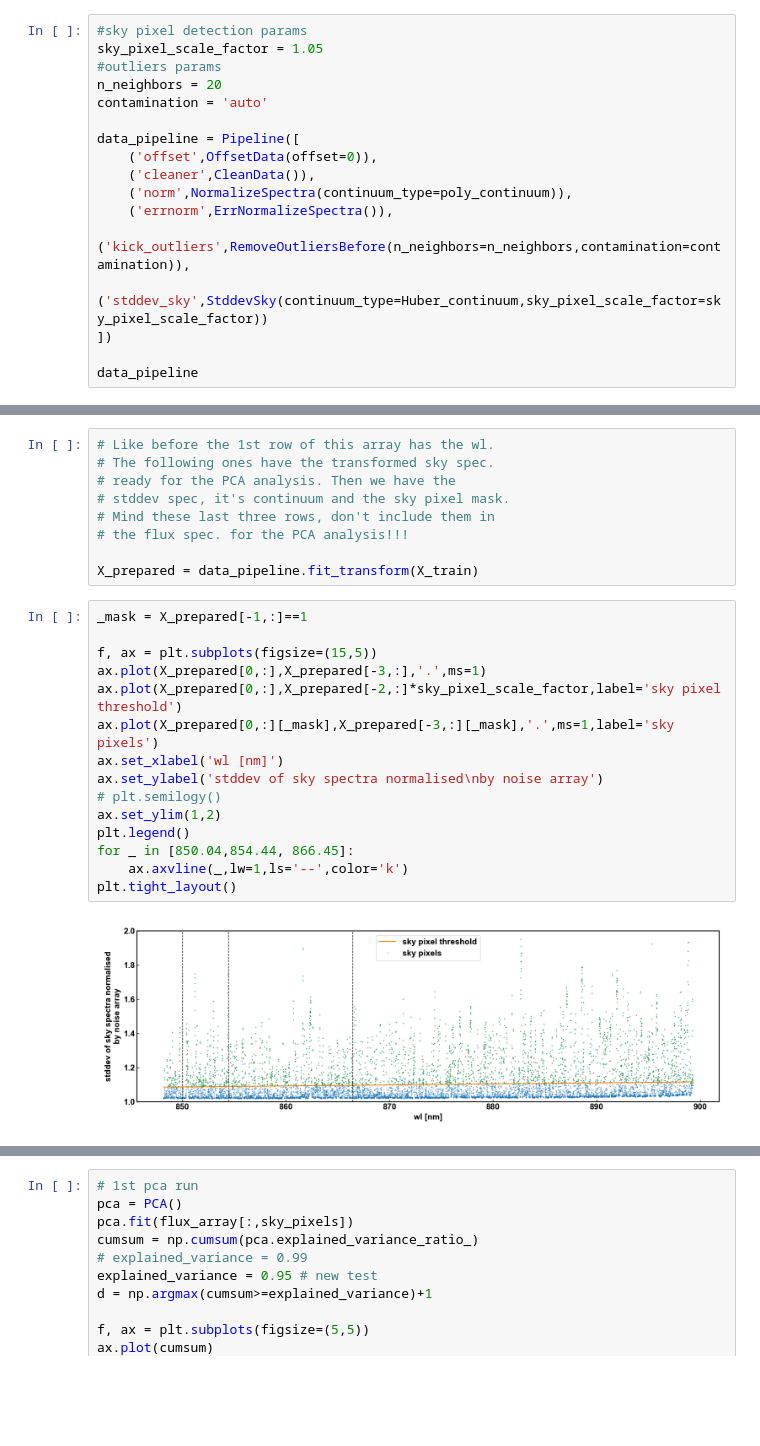
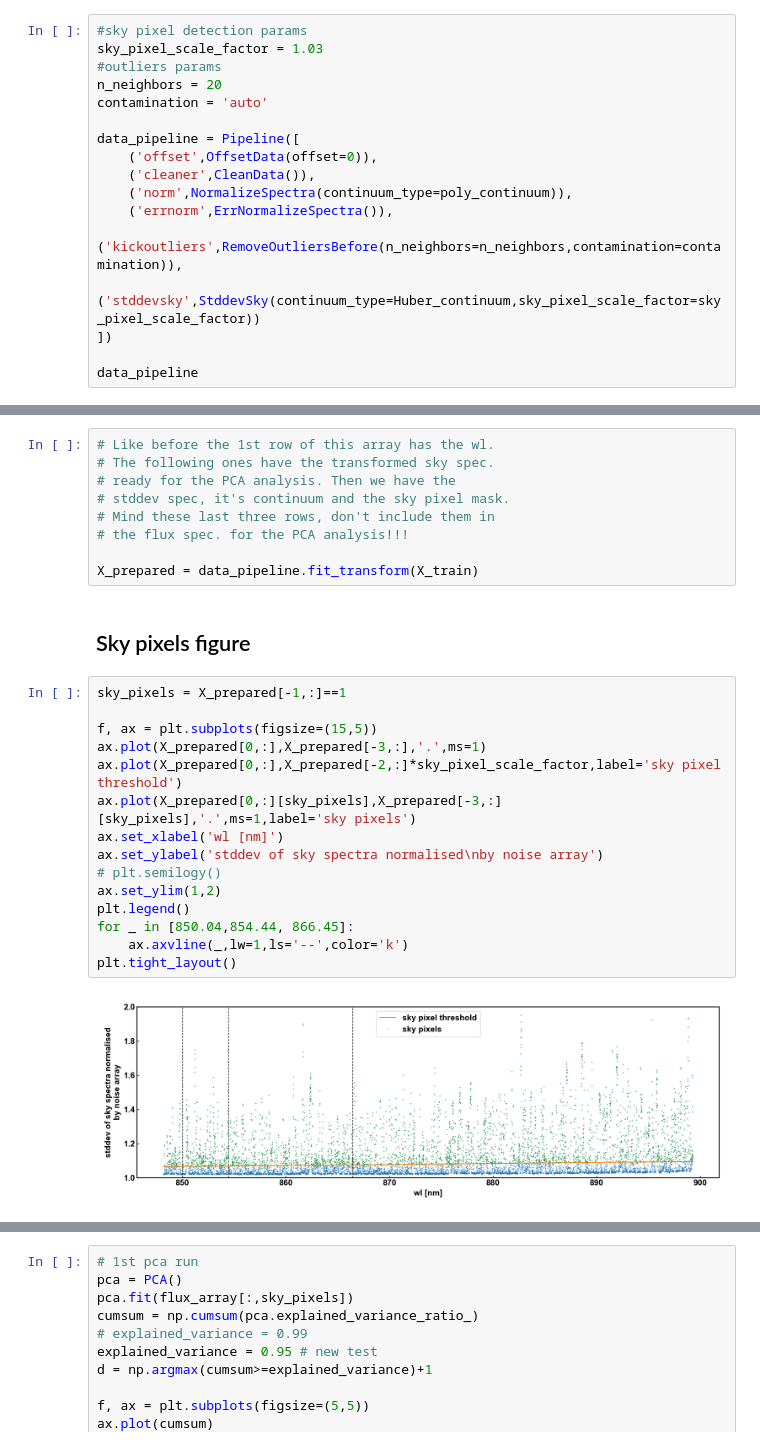
Before and after one commit to cabrera-ziri/Reticulum, a Jupyter notebook: sky_lines3.ipynb, the cells around one changed output, grey strips where cells are left out. Drawn from its saved outputs; the diff is of its cells as text; blank space fills up the shorter version.

```diff
--- a/sky_lines3.ipynb
+++ b/sky_lines3.ipynb
@@ -336,6 +338,6 @@ then you have all the fluxes followed by errors
 # %%
 #sky pixel detection params
-sky_pixel_scale_factor = 1.05
+sky_pixel_scale_factor = 1.03
 #outliers params
 n_neighbors = 20
 contamination = 'auto'
@@ -345,8 +347,8 @@ data_pipeline = Pipeline([
     ('cleaner',CleanData()),
     ('norm',NormalizeSpectra(continuum_type=poly_continuum)),
     ('errnorm',ErrNormalizeSpectra()),
-    ('kick_outliers',RemoveOutliersBefore(n_neighbors=n_neighbors,contamination=contamination)),
-    ('stddev_sky',StddevSky(continuum_type=Huber_continuum,sky_pixel_scale_factor=sky_pixel_scale_factor))
+    ('kickoutliers',RemoveOutliersBefore(n_neighbors=n_neighbors,contamination=contamination)),
+    ('stddevsky',StddevSky(continuum_type=Huber_continuum,sky_pixel_scale_factor=sky_pixel_scale_factor))
 ])
 
 data_pipeline
@@ -366,20 +368,22 @@ Pipeline(steps=[('offset', OffsetData(offset=0)), ('cleaner', CleanData()),
 # the flux spec. for the PCA analysis!!!
 
 X_prepared = data_pipeline.fit_transform(X_train)
+# %% [markdown]
+## Sky pixels figure
 # %%
-_mask = X_prepared[-1,:]==1
+sky_pixels = X_prepared[-1,:]==1
 
 f, ax = plt.subplots(figsize=(15,5))
 ax.plot(X_prepared[0,:],X_prepared[-3,:],'.',ms=1)
 ax.plot(X_prepared[0,:],X_prepared[-2,:]*sky_pixel_scale_factor,label='sky pixel threshold')
-ax.plot(X_prepared[0,:][_mask],X_prepared[-3,:][_mask],'.',ms=1,label='sky pixels')
+ax.plot(X_prepared[0,:][sky_pixels],X_prepared[-3,:][sky_pixels],'.',ms=1,label='sky pixels')
 ax.set_xlabel('wl [nm]')
 ax.set_ylabel('stddev of sky spectra normalised\nby noise array')
 # plt.semilogy()
 ax.set_ylim(1,2)
 plt.legend()
 for _ in [850.04,854.44, 866.45]:
     ax.axvline(_,lw=1,ls='--',color='k')
 plt.tight_layout()
 # %% [output]
-[figure, old version]
+[figure, new version]
```
Also changed, not shown: parts of 12 cells of this notebook.
